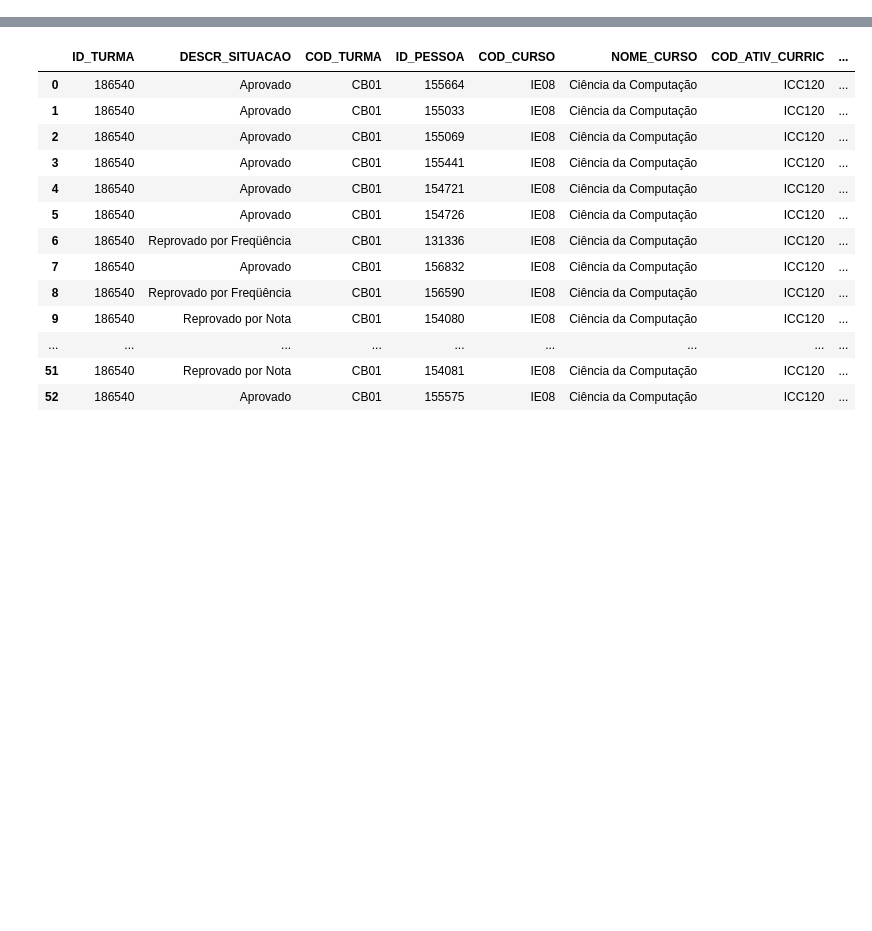
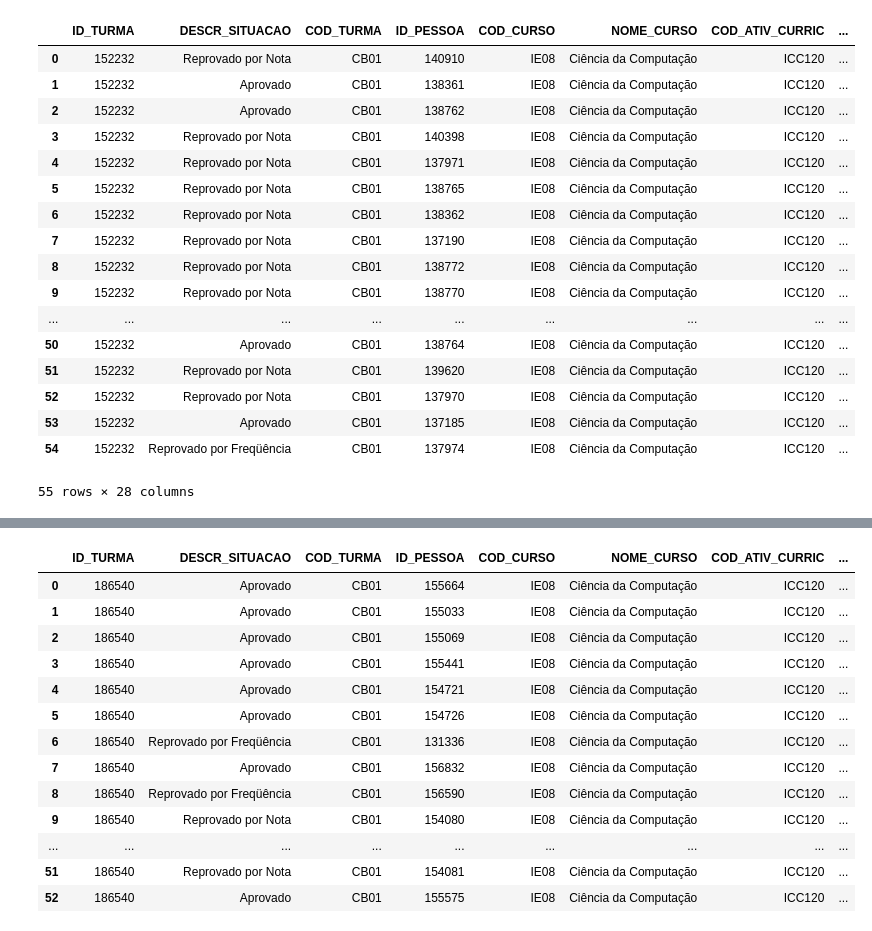
Before and after one commit to kaikermaciel/python1, a Jupyter notebook: dados_ttcc.ipynb, the cells around one changed output, grey strips where cells are left out. Cells and saved outputs as stored; diff of their text form; code cells hidden in the pictures; blank space fills up the shorter version.

```diff
--- a/dados_ttcc.ipynb
+++ b/dados_ttcc.ipynb
@@ -29,0 +30,22 @@ repmd2016
+# %%
+repmd2017 = pd.read_csv("/content/csv_files/ICC120-2017-1-IE08.csv", sep = ";",encoding= 'iso-8859-1')
+repmd2017
+# %% [output]
+|  | ID_TURMA | DESCR_SITUACAO | COD_TURMA | ID_PESSOA | COD_CURSO | NOME_CURSO | COD_ATIV_CURRIC | ... |
+| 0 | 152232 | Reprovado por Nota | CB01 | 140910 | IE08 | Ciência da Computação | ICC120 | ... |
+| 1 | 152232 | Aprovado | CB01 | 138361 | IE08 | Ciência da Computação | ICC120 | ... |
+| 2 | 152232 | Aprovado | CB01 | 138762 | IE08 | Ciência da Computação | ICC120 | ... |
+| 3 | 152232 | Reprovado por Nota | CB01 | 140398 | IE08 | Ciência da Computação | ICC120 | ... |
+| 4 | 152232 | Reprovado por Nota | CB01 | 137971 | IE08 | Ciência da Computação | ICC120 | ... |
+| 5 | 152232 | Reprovado por Nota | CB01 | 138765 | IE08 | Ciência da Computação | ICC120 | ... |
+| 6 | 152232 | Reprovado por Nota | CB01 | 138362 | IE08 | Ciência da Computação | ICC120 | ... |
+| 7 | 152232 | Reprovado por Nota | CB01 | 137190 | IE08 | Ciência da Computação | ICC120 | ... |
+| 8 | 152232 | Reprovado por Nota | CB01 | 138772 | IE08 | Ciência da Computação | ICC120 | ... |
+| 9 | 152232 | Reprovado por Nota | CB01 | 138770 | IE08 | Ciência da Computação | ICC120 | ... |
+| ... | ... | ... | ... | ... | ... | ... | ... | ... |
+| 50 | 152232 | Aprovado | CB01 | 138764 | IE08 | Ciência da Computação | ICC120 | ... |
+| 51 | 152232 | Reprovado por Nota | CB01 | 139620 | IE08 | Ciência da Computação | ICC120 | ... |
+| 52 | 152232 | Reprovado por Nota | CB01 | 137970 | IE08 | Ciência da Computação | ICC120 | ... |
+| 53 | 152232 | Aprovado | CB01 | 137185 | IE08 | Ciência da Computação | ICC120 | ... |
+| 54 | 152232 | Reprovado por Freqüência | CB01 | 137974 | IE08 | Ciência da Computação | ICC120 | ... |
+55 rows × 28 columns
```
Also changed, not shown: parts of 33 cells of this notebook.
